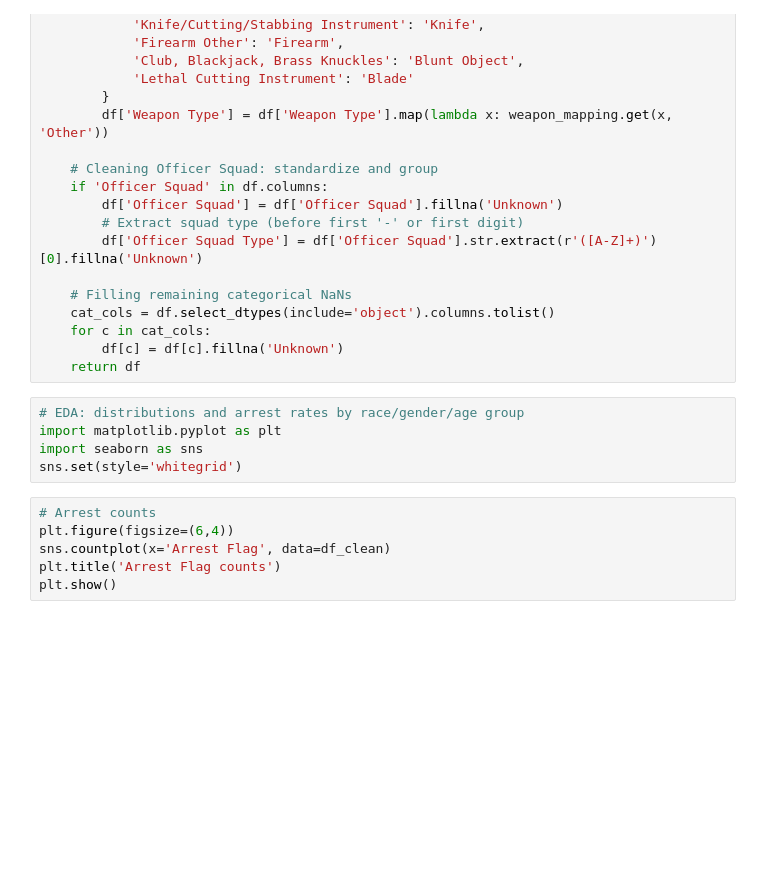
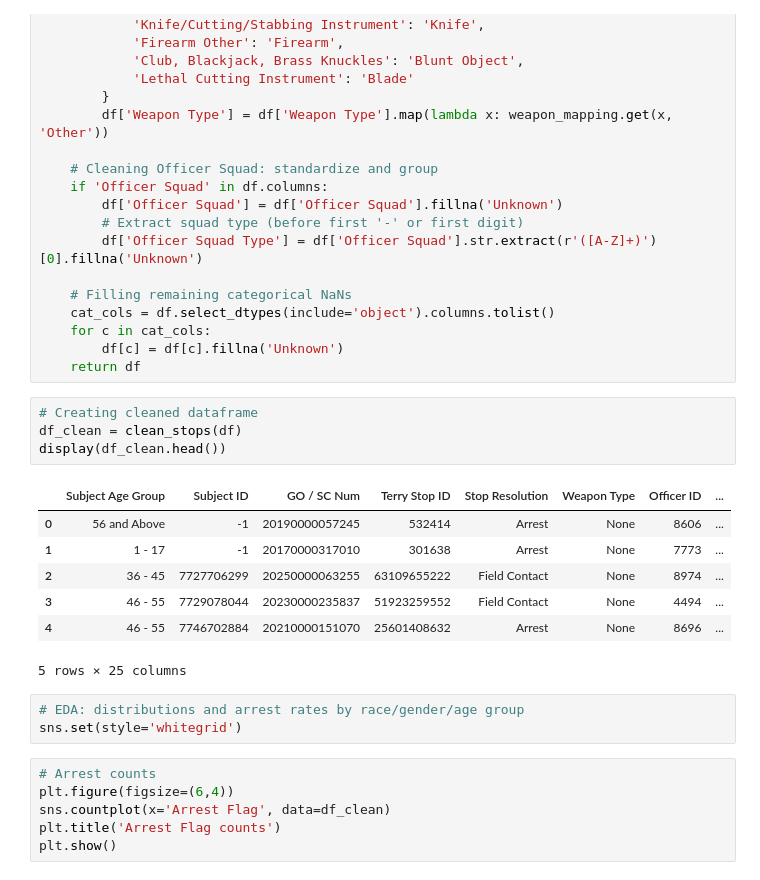
Before and after one commit to Felo-tec/Terry-Traffic-Stops, a Jupyter notebook: index.ipynb, the cells around one changed output. Saved outputs shown, nothing was run; the diff lists cells and outputs as text; blank space fills up the shorter version.

```diff
--- a/index.ipynb
+++ b/index.ipynb
@@ -233,10 +233,20 @@ def clean_stops(df):
     for c in cat_cols:
         df[c] = df[c].fillna('Unknown')
     return df
+# %%
+# Creating cleaned dataframe
+df_clean = clean_stops(df)
+display(df_clean.head())
+# %% [output]
+|  | Subject Age Group | Subject ID | GO / SC Num | Terry Stop ID | Stop Resolution | Weapon Type | Officer ID | ... |
+| 0 | 56 and Above | -1 | 20190000057245 | 532414 | Arrest | None | 8606 | ... |
+| 1 | 1 - 17 | -1 | 20170000317010 | 301638 | Arrest | None | 7773 | ... |
+| 2 | 36 - 45 | 7727706299 | 20250000063255 | 63109655222 | Field Contact | None | 8974 | ... |
+| 3 | 46 - 55 | 7729078044 | 20230000235837 | 51923259552 | Field Contact | None | 4494 | ... |
+| 4 | 46 - 55 | 7746702884 | 20210000151070 | 25601408632 | Arrest | None | 8696 | ... |
+5 rows × 25 columns
 # %%
 # EDA: distributions and arrest rates by race/gender/age group
-import matplotlib.pyplot as plt
-import seaborn as sns
 sns.set(style='whitegrid')
 # %%
 # Arrest counts
```
Also changed, not shown: parts of 1 cell of this notebook.
